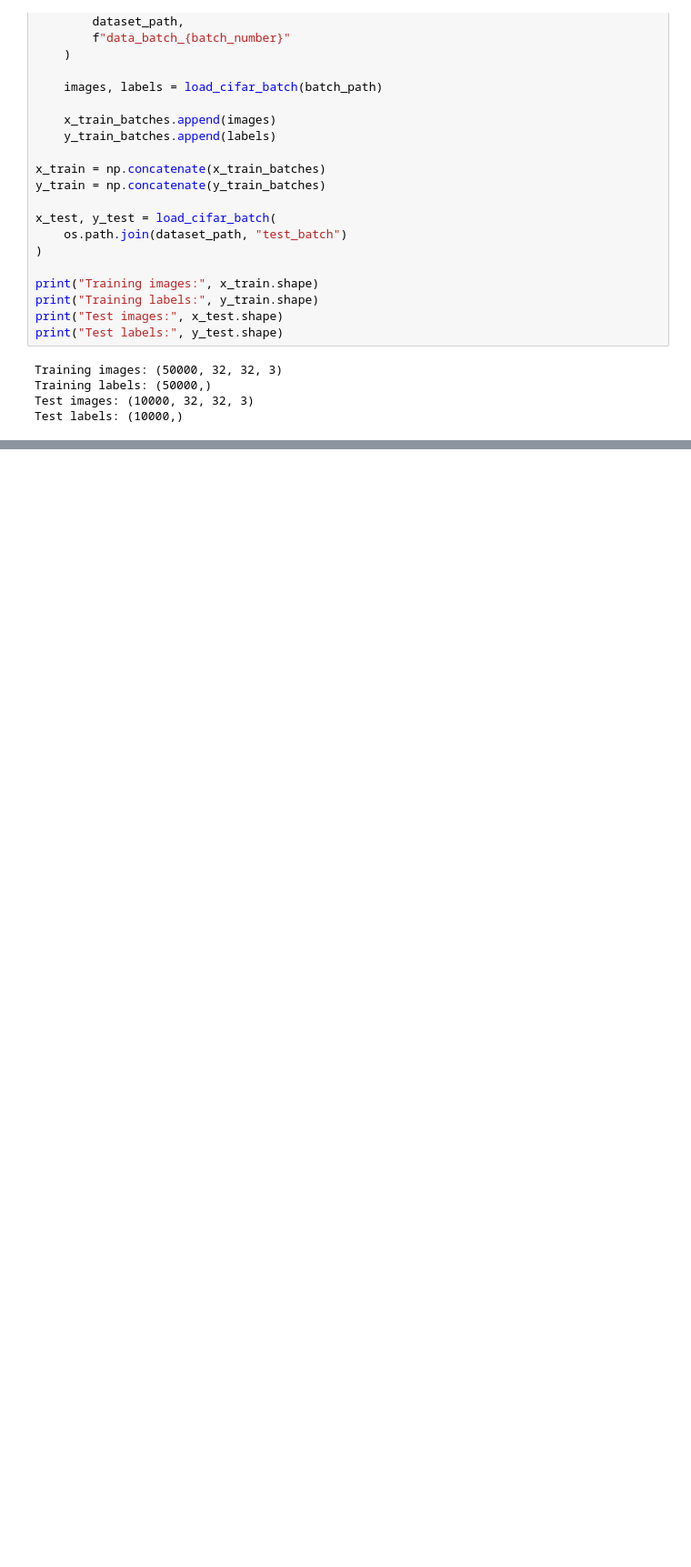
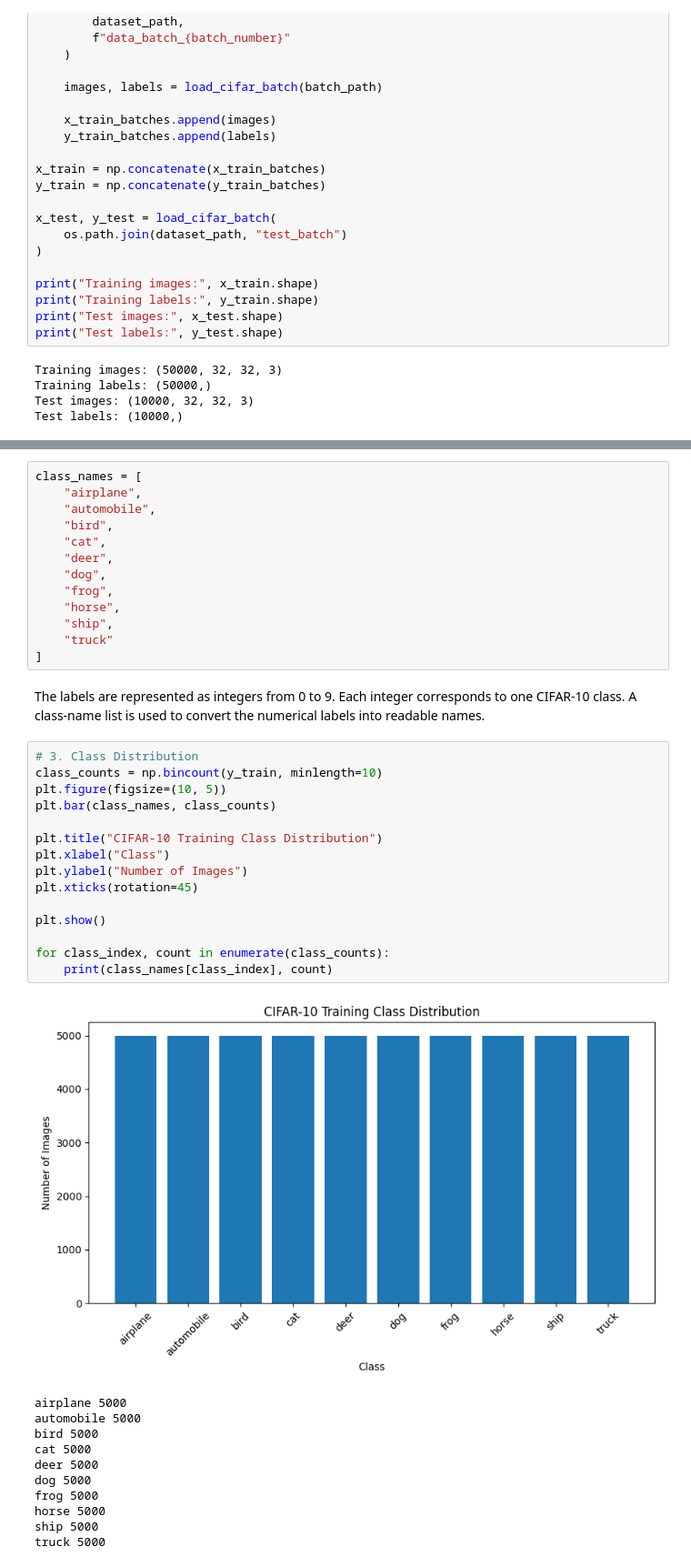
Before and after one commit to noodlebatteries124/deleca2, a Jupyter notebook: PtA.ipynb, the cells around one changed output, grey strips where cells are left out. Shown at 91% size. Saved outputs shown, nothing was run; the diff lists cells and outputs as text; blank space fills up the shorter version.

```diff
--- a/PtA.ipynb
+++ b/PtA.ipynb
@@ -98,0 +128,42 @@ Test labels: (10000,)
+# %%
+class_names = [
+    "airplane",
+    "automobile",
+    "bird",
+    "cat",
+    "deer",
+    "dog",
+    "frog",
+    "horse",
+    "ship",
+    "truck"
+]
+# %% [markdown]
+The labels are represented as integers from 0 to 9. Each integer corresponds to one CIFAR-10 class. A class-name list is used to convert the numerical labels into readable names.
+# %%
+# 3. Class Distribution
+class_counts = np.bincount(y_train, minlength=10)
+plt.figure(figsize=(10, 5))
+plt.bar(class_names, class_counts)
+
+plt.title("CIFAR-10 Training Class Distribution")
+plt.xlabel("Class")
+plt.ylabel("Number of Images")
+plt.xticks(rotation=45)
+
+plt.show()
+
+for class_index, count in enumerate(class_counts):
+    print(class_names[class_index], count)
+# %% [output]
+[figure, added]
+airplane 5000
+automobile 5000
+bird 5000
+cat 5000
+deer 5000
+dog 5000
+frog 5000
+horse 5000
+ship 5000
+truck 5000
```
Also changed, not shown: parts of 15 cells of this notebook.
